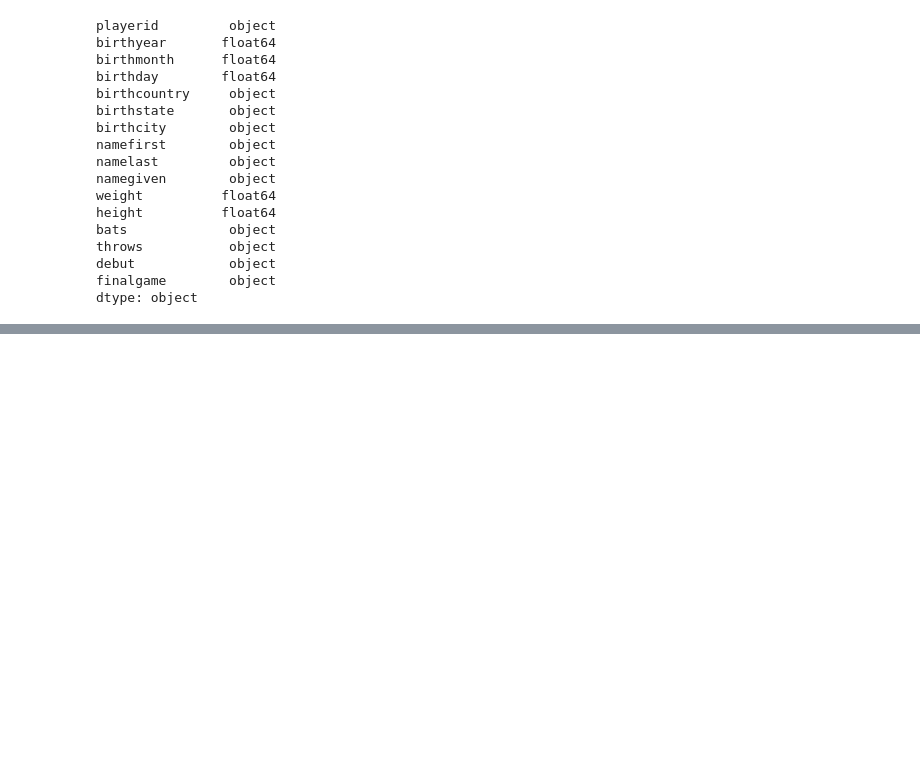
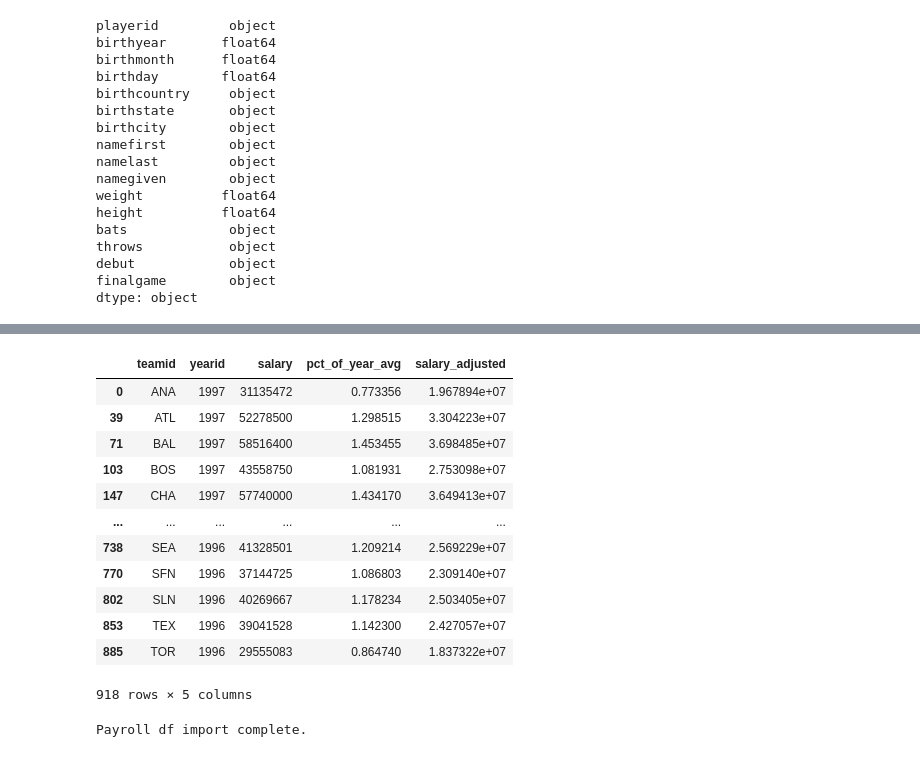
Before and after one commit to eric-spoerner/just_baseball_things, a Jupyter notebook: exploratory_analysis.ipynb, the cells around one changed output, grey strips where cells are left out. Saved outputs shown, nothing was run; the diff lists cells and outputs as text; code cells hidden in the pictures; blank space fills up the shorter version.

```diff
--- a/exploratory_analysis.ipynb
+++ b/exploratory_analysis.ipynb
@@ -289,0 +584,23 @@ print("Payroll df import complete.")
+# %%
+payroll_inflation_df.drop(columns=['GDPDEF', 'inflation_index'], inplace=True)
+payroll_inflation_df
+# %% [output]
+|  | teamid | yearid | salary | pct_of_year_avg | salary_adjusted |
+| 0 | ANA | 1997 | 31135472 | 0.773356 | 1.967894e+07 |
+| 39 | ATL | 1997 | 52278500 | 1.298515 | 3.304223e+07 |
+| 71 | BAL | 1997 | 58516400 | 1.453455 | 3.698485e+07 |
+| 103 | BOS | 1997 | 43558750 | 1.081931 | 2.753098e+07 |
+| 147 | CHA | 1997 | 57740000 | 1.434170 | 3.649413e+07 |
+| ... | ... | ... | ... | ... | ... |
+| 738 | SEA | 1996 | 41328501 | 1.209214 | 2.569229e+07 |
+| 770 | SFN | 1996 | 37144725 | 1.086803 | 2.309140e+07 |
+| 802 | SLN | 1996 | 40269667 | 1.178234 | 2.503405e+07 |
+| 853 | TEX | 1996 | 39041528 | 1.142300 | 2.427057e+07 |
+| 885 | TOR | 1996 | 29555083 | 0.864740 | 1.837322e+07 |
+918 rows × 5 columns
+# %%
+payroll_inflation_df.to_sql(name='payroll', con=engine, if_exists='replace', index=False)
+
+print("Payroll df import complete.")
+# %% [output]
+Payroll df import complete.
```
Also changed, not shown: parts of 27 cells of this notebook.
